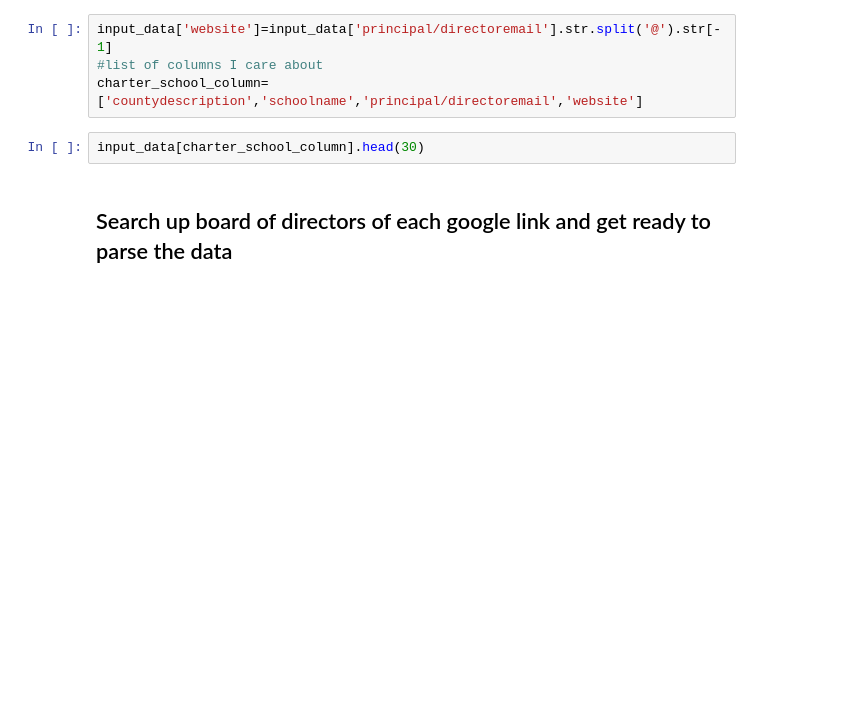
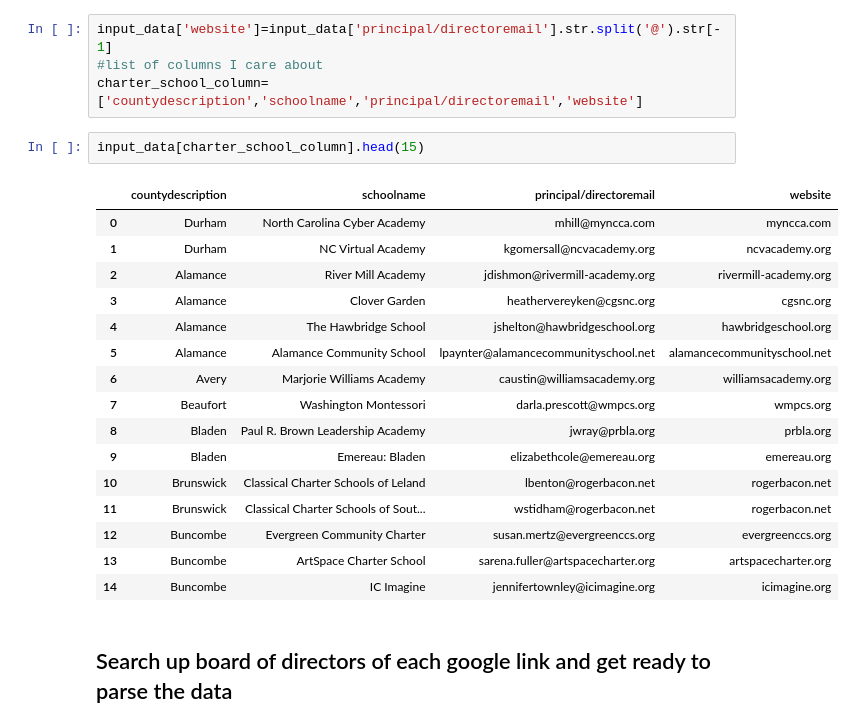
Before and after one commit to MajesticUnic0rn/charter-school-polarization, a Jupyter notebook: data_cleaning.ipynb, the cells around one changed output. Drawn from its saved outputs; the diff is of its cells as text; blank space fills up the shorter version.

```diff
--- a/data_cleaning.ipynb
+++ b/data_cleaning.ipynb
@@ -41,7 +65,24 @@ input_data['website']=input_data['principal/directoremail'].str.split('@').str[-
 #list of columns I care about
 charter_school_column=['countydescription','schoolname','principal/directoremail','website']
 # %%
-input_data[charter_school_column].head(30)
+input_data[charter_school_column].head(15)
+# %% [output]
+|  | countydescription | schoolname | principal/directoremail | website |
+| 0 | Durham | North Carolina Cyber Academy | mhill@myncca.com | myncca.com |
+| 1 | Durham | NC Virtual Academy | kgomersall@ncvacademy.org | ncvacademy.org |
+| 2 | Alamance | River Mill Academy | jdishmon@rivermill-academy.org | rivermill-academy.org |
+| 3 | Alamance | Clover Garden | heathervereyken@cgsnc.org | cgsnc.org |
+| 4 | Alamance | The Hawbridge School | jshelton@hawbridgeschool.org | hawbridgeschool.org |
+| 5 | Alamance | Alamance Community School | lpaynter@alamancecommunityschool.net | alamancecommunityschool.net |
+| 6 | Avery | Marjorie Williams Academy | caustin@williamsacademy.org | williamsacademy.org |
+| 7 | Beaufort | Washington Montessori | darla.prescott@wmpcs.org | wmpcs.org |
+| 8 | Bladen | Paul R. Brown Leadership Academy | jwray@prbla.org | prbla.org |
+| 9 | Bladen | Emereau: Bladen | elizabethcole@emereau.org | emereau.org |
+| 10 | Brunswick | Classical Charter Schools of Leland | lbenton@rogerbacon.net | rogerbacon.net |
+| 11 | Brunswick | Classical Charter Schools of Sout... | wstidham@rogerbacon.net | rogerbacon.net |
+| 12 | Buncombe | Evergreen Community Charter | susan.mertz@evergreenccs.org | evergreenccs.org |
+| 13 | Buncombe | ArtSpace Charter School | sarena.fuller@artspacecharter.org | artspacecharter.org |
+| 14 | Buncombe | IC Imagine | jennifertownley@icimagine.org | icimagine.org |
 # %% [markdown]
 ## Search up board of directors of each google link and get ready to parse the data
 # %%
```
Also changed, not shown: parts of 61 cells of this notebook.
